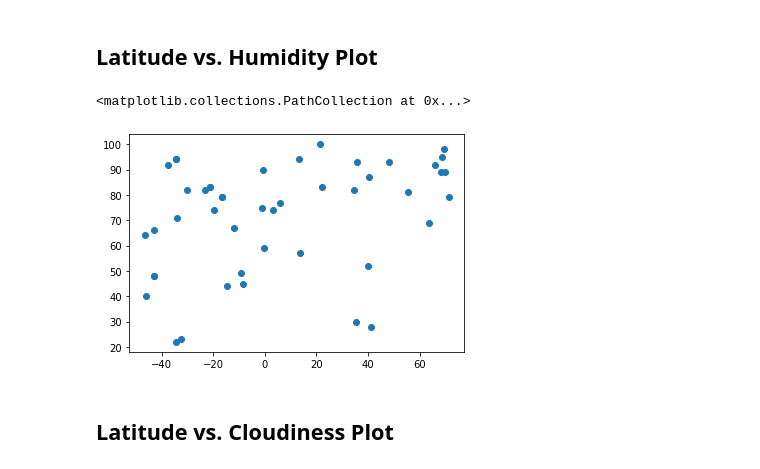
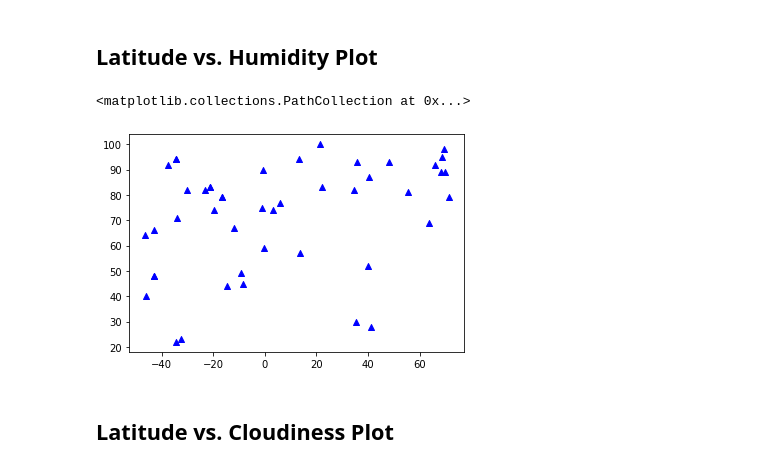
Before and after one commit to cro1100/python-api-challenge, a Jupyter notebook: starter_code/WeatherPy.ipynb, the cells around one changed output. Drawn from its saved outputs; the diff is of its cells as text; code cells hidden in the pictures.

```diff
--- a/starter_code/WeatherPy.ipynb
+++ b/starter_code/WeatherPy.ipynb
@@ -162,10 +162,10 @@ plt.scatter(clean_city_data['Lat'],clean_city_data['High Temp'])
 # %% [markdown]
 ## Latitude vs. Humidity Plot
 # %%
-plt.scatter(clean_city_data['Lat'],clean_city_data['Humidity'])
+plt.scatter(clean_city_data['Lat'],clean_city_data['Humidity'],marker="^",color="blue")
 # %% [output]
 <matplotlib.collections.PathCollection at 0x...>
-[figure, old version]
+[figure, new version]
 # %% [markdown]
 ## Latitude vs. Cloudiness Plot
 # %%
```
Also changed, not shown: parts of 14 cells of this notebook.
